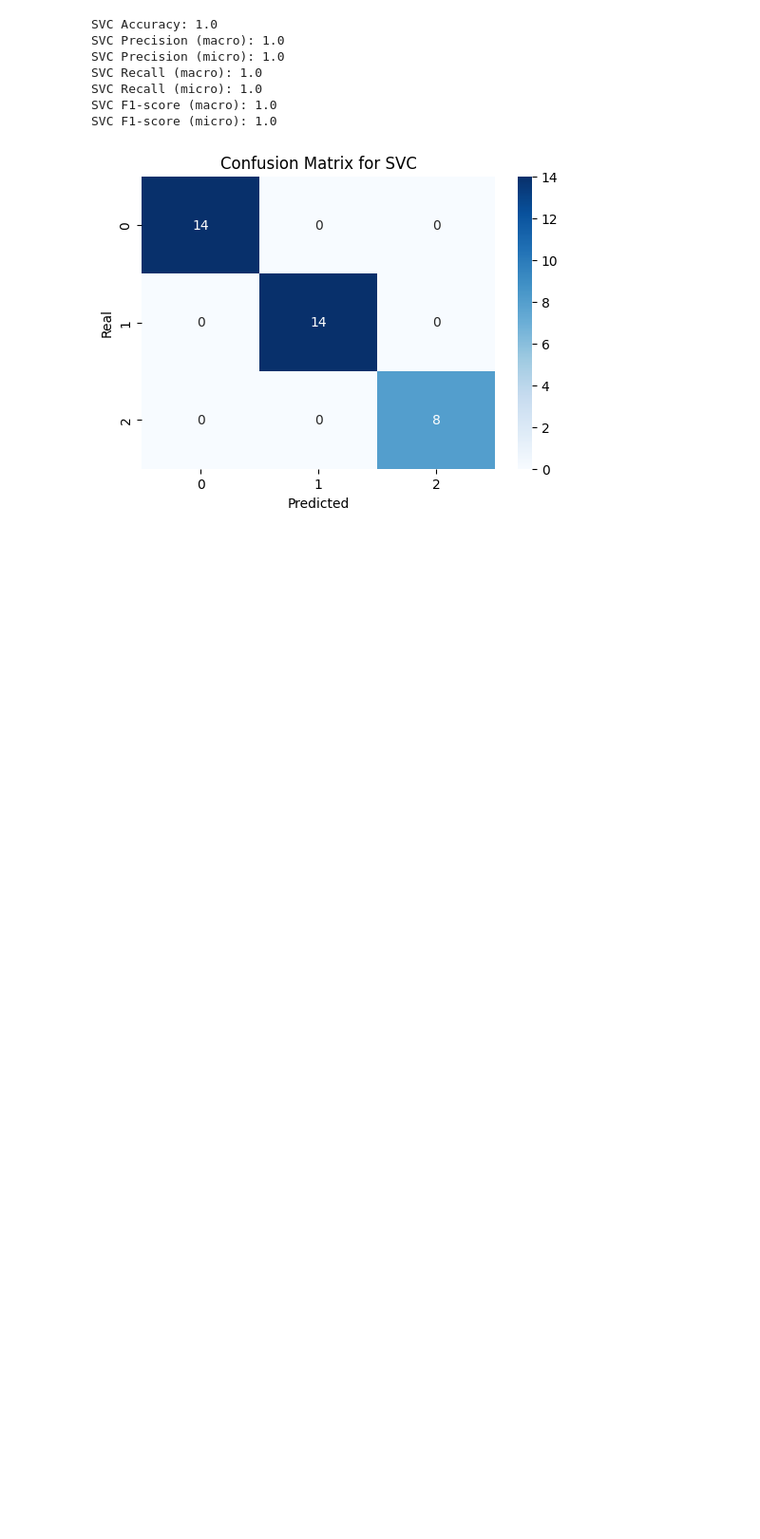
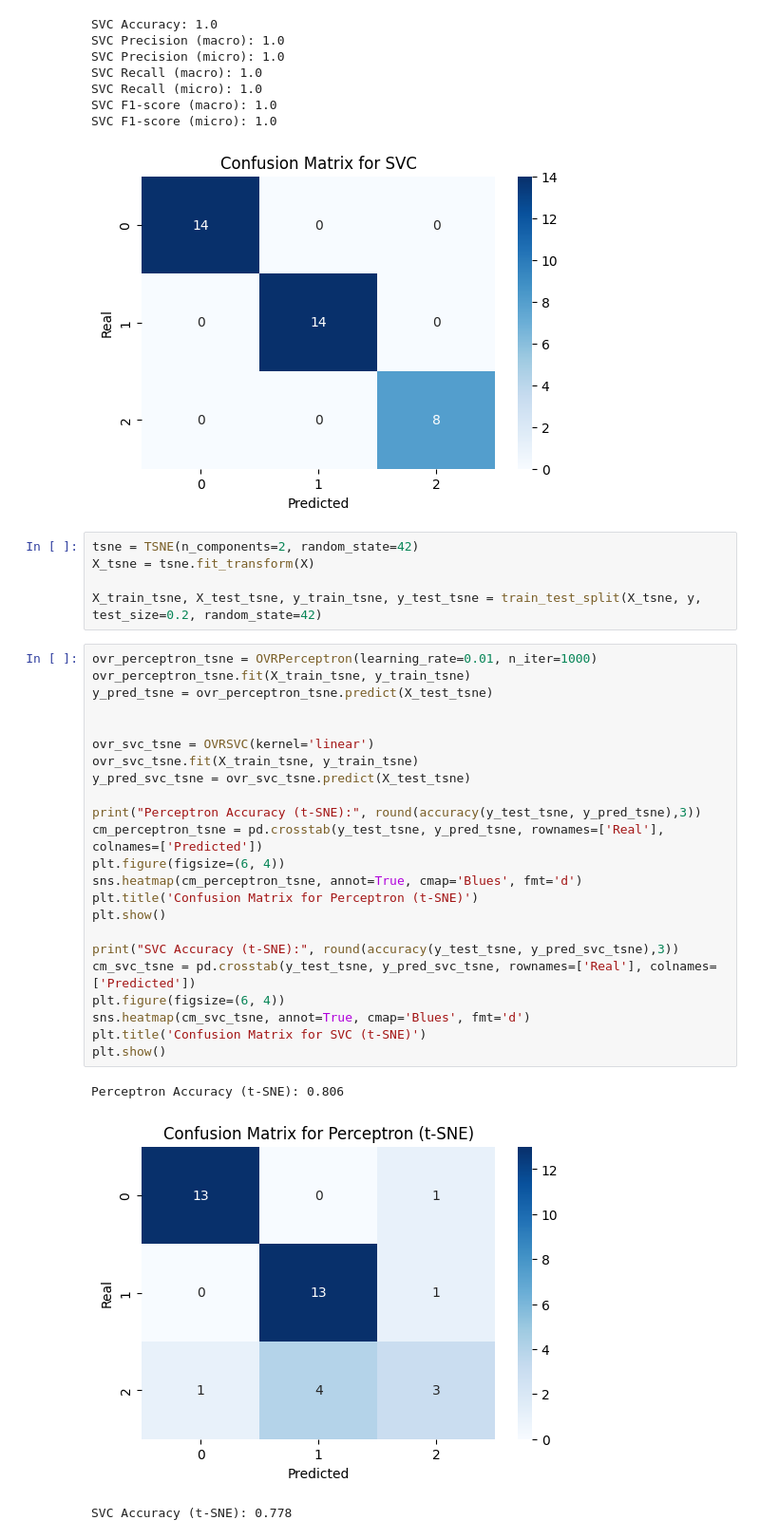
Before and after one commit to mgasiewicz14/ovr_classifier_implementation, a Jupyter notebook: project3.ipynb, the cells around one changed output. Shown at 95% size. Drawn from its saved outputs; the diff is of its cells as text; blank space fills up the shorter version.

Commit message:
Perceptron vs SVC tsne classification. Decision Boundary visualisation

```diff
--- a/project3.ipynb
+++ b/project3.ipynb
@@ -117,3 +118,35 @@ SVC Recall (micro): 1.0
 SVC F1-score (macro): 1.0
 SVC F1-score (micro): 1.0
 [figure]
+# %%
+tsne = TSNE(n_components=2, random_state=42)
+X_tsne = tsne.fit_transform(X)
+
+X_train_tsne, X_test_tsne, y_train_tsne, y_test_tsne = train_test_split(X_tsne, y, test_size=0.2, random_state=42)
+# %%
+ovr_perceptron_tsne = OVRPerceptron(learning_rate=0.01, n_iter=1000)
+ovr_perceptron_tsne.fit(X_train_tsne, y_train_tsne)
+y_pred_tsne = ovr_perceptron_tsne.predict(X_test_tsne)
+
+
+ovr_svc_tsne = OVRSVC(kernel='linear')
+ovr_svc_tsne.fit(X_train_tsne, y_train_tsne)
+y_pred_svc_tsne = ovr_svc_tsne.predict(X_test_tsne)
+
+print("Perceptron Accuracy (t-SNE):", round(accuracy(y_test_tsne, y_pred_tsne),3))
+cm_perceptron_tsne = pd.crosstab(y_test_tsne, y_pred_tsne, rownames=['Real'], colnames=['Predicted'])
+plt.figure(figsize=(6, 4))
+sns.heatmap(cm_perceptron_tsne, annot=True, cmap='Blues', fmt='d')
+plt.title('Confusion Matrix for Perceptron (t-SNE)')
+plt.show()
+
+print("SVC Accuracy (t-SNE):", round(accuracy(y_test_tsne, y_pred_svc_tsne),3))
+cm_svc_tsne = pd.crosstab(y_test_tsne, y_pred_svc_tsne, rownames=['Real'], colnames=['Predicted'])
+plt.figure(figsize=(6, 4))
+sns.heatmap(cm_svc_tsne, annot=True, cmap='Blues', fmt='d')
+plt.title('Confusion Matrix for SVC (t-SNE)')
+plt.show()
+# %% [output]
+Perceptron Accuracy (t-SNE): 0.806
+[figure, added]
+SVC Accuracy (t-SNE): 0.778
```
Also changed, not shown: parts of 4 cells of this notebook.
